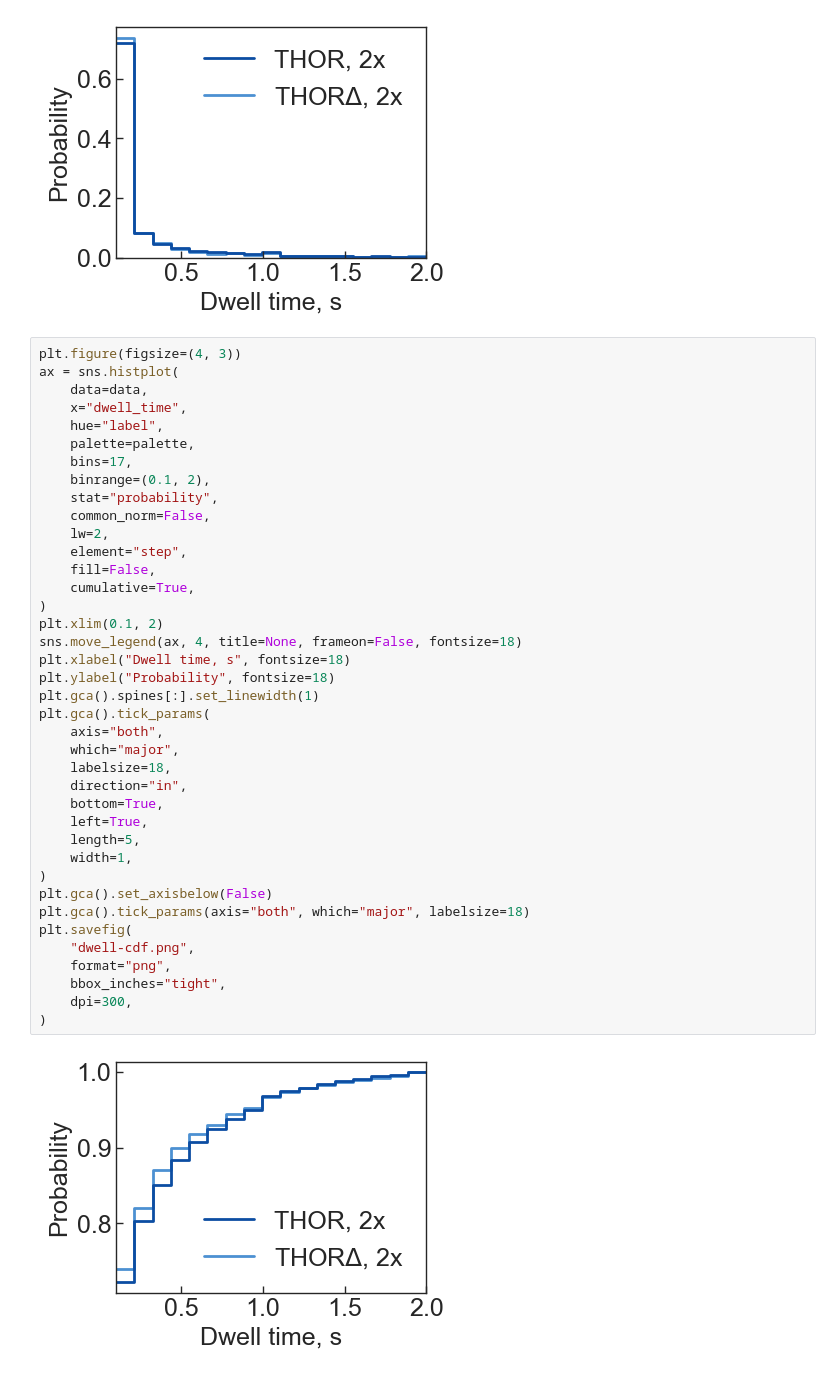
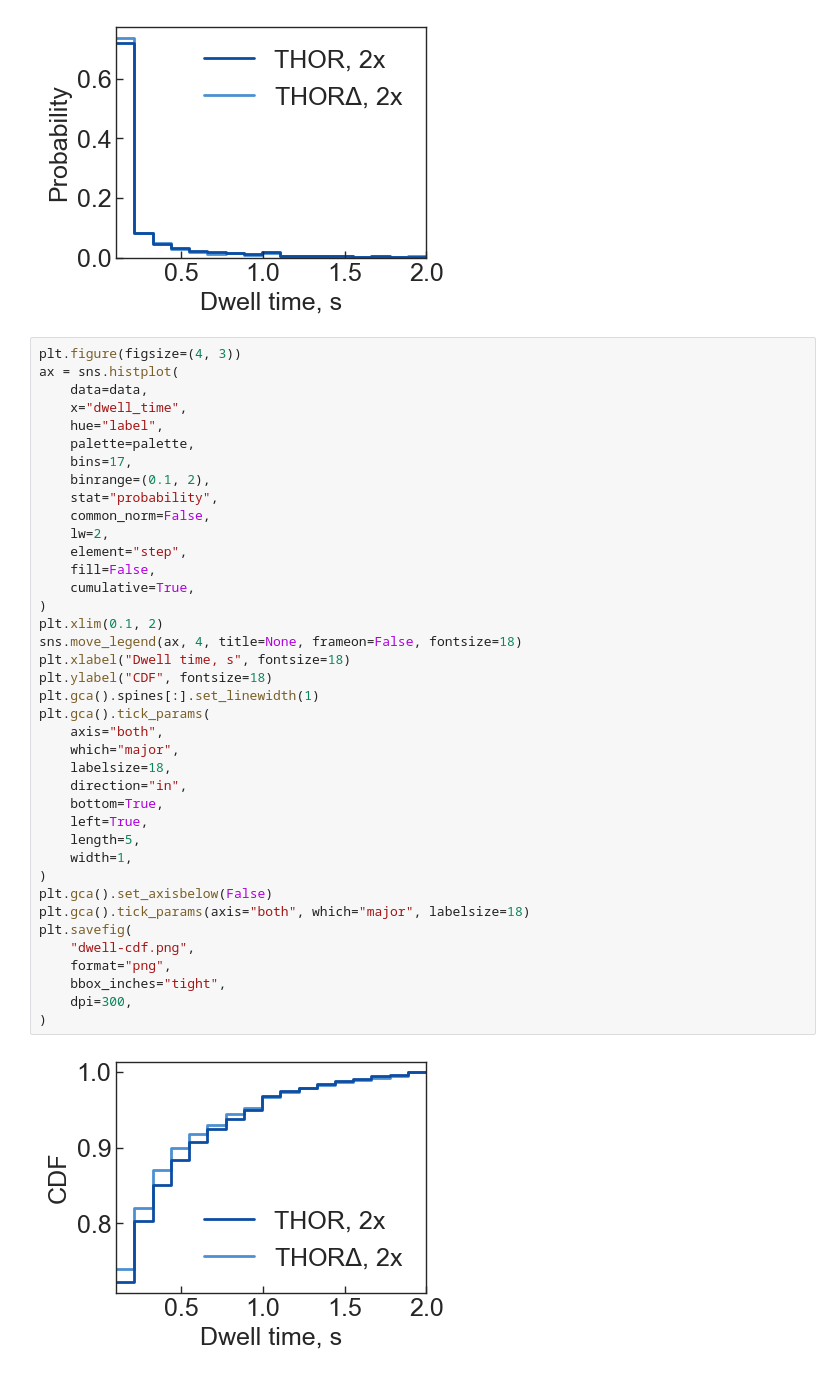
Before and after one commit to walterlab-um/RNA_SPT_in_cellular_condensates, a Jupyter notebook: plot_paper_figure/Fig2_interactions_THOR_THORdel.ipynb, the cells around one changed output. Drawn from its saved outputs; the diff is of its cells as text.

```diff
--- a/plot_paper_figure/Fig2_interactions_THOR_THORdel.ipynb
+++ b/plot_paper_figure/Fig2_interactions_THOR_THORdel.ipynb
@@ -120,32 +244,32 @@ ax = sns.histplot(
     stat="probability",
     common_norm=False,
     lw=2,
     element="step",
     fill=False,
     cumulative=True,
 )
 plt.xlim(0.1, 2)
 sns.move_legend(ax, 4, title=None, frameon=False, fontsize=18)
 plt.xlabel("Dwell time, s", fontsize=18)
-plt.ylabel("Probability", fontsize=18)
+plt.ylabel("CDF", fontsize=18)
 plt.gca().spines[:].set_linewidth(1)
 plt.gca().tick_params(
     axis="both",
     which="major",
     labelsize=18,
     direction="in",
     bottom=True,
     left=True,
     length=5,
     width=1,
 )
 plt.gca().set_axisbelow(False)
 plt.gca().tick_params(axis="both", which="major", labelsize=18)
 plt.savefig(
     "dwell-cdf.png",
     format="png",
     bbox_inches="tight",
     dpi=300,
 )
 # %% [output]
-[figure, old version]
+[figure, new version]
```
Also changed, not shown: parts of 7 cells of this notebook, 1 other file.
